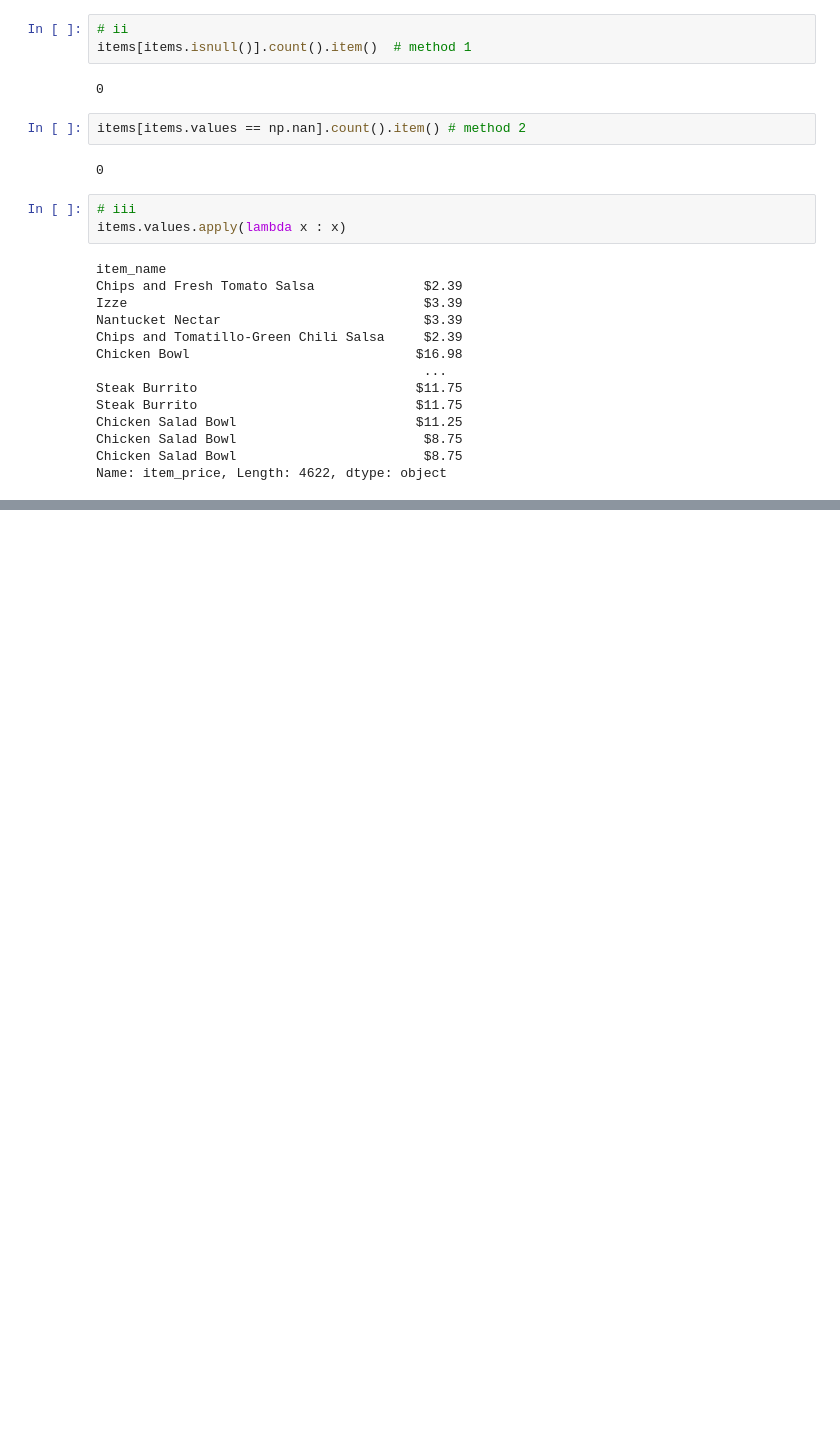
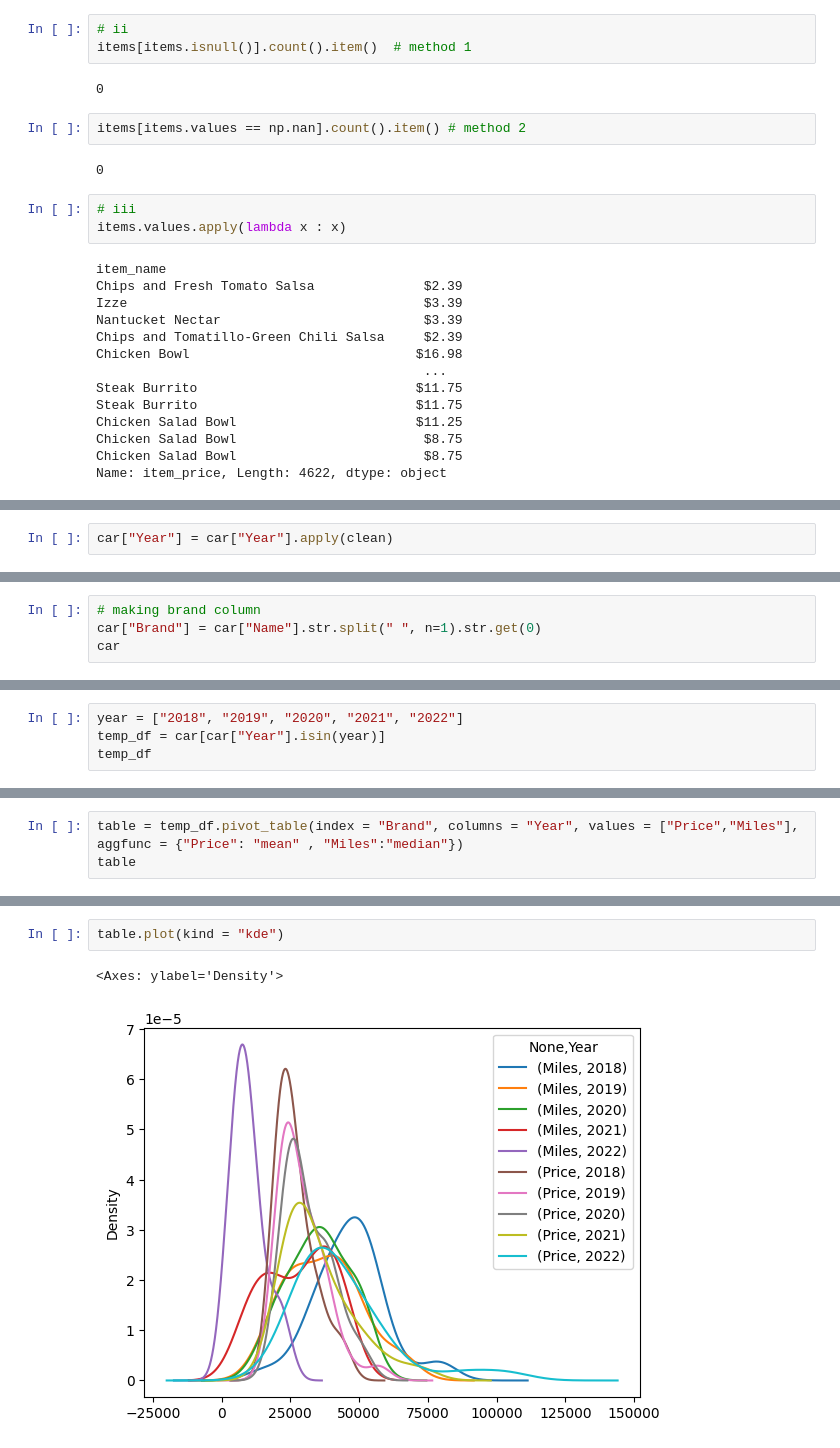
Before and after one commit to vaishnavipatel2805/Python_Libraries_Practice-, a Jupyter notebook: Pandas/Pandas_exercise.ipynb, the cells around one changed output, grey strips where cells are left out. Cells and saved outputs as stored; diff of their text form; blank space fills up the shorter version.

```diff
--- a/Pandas/Pandas_exercise.ipynb
+++ b/Pandas/Pandas_exercise.ipynb
@@ -226,0 +259,2 @@ Name: item_price, Length: 4622, dtype: object
+# %%
+car["Year"] = car["Year"].apply(clean)
@@ -226,0 +265,4 @@ Name: item_price, Length: 4622, dtype: object
+# %%
+# making brand column
+car["Brand"] = car["Name"].str.split(" ", n=1).str.get(0)
+car
@@ -226,0 +283,4 @@ Name: item_price, Length: 4622, dtype: object
+# %%
+year = ["2018", "2019", "2020", "2021", "2022"]
+temp_df = car[car["Year"].isin(year)]
+temp_df
@@ -226,0 +301,3 @@ Name: item_price, Length: 4622, dtype: object
+# %%
+table = temp_df.pivot_table(index = "Brand", columns = "Year", values = ["Price","Miles"], aggfunc = {"Price": "mean" , "Miles":"median"})
+table
@@ -226,0 +324,5 @@ Name: item_price, Length: 4622, dtype: object
+# %%
+table.plot(kind = "kde")
+# %% [output]
+<Axes: ylabel='Density'>
+[figure, added]
```
Also changed, not shown: parts of 9 cells of this notebook, 1 other file.
